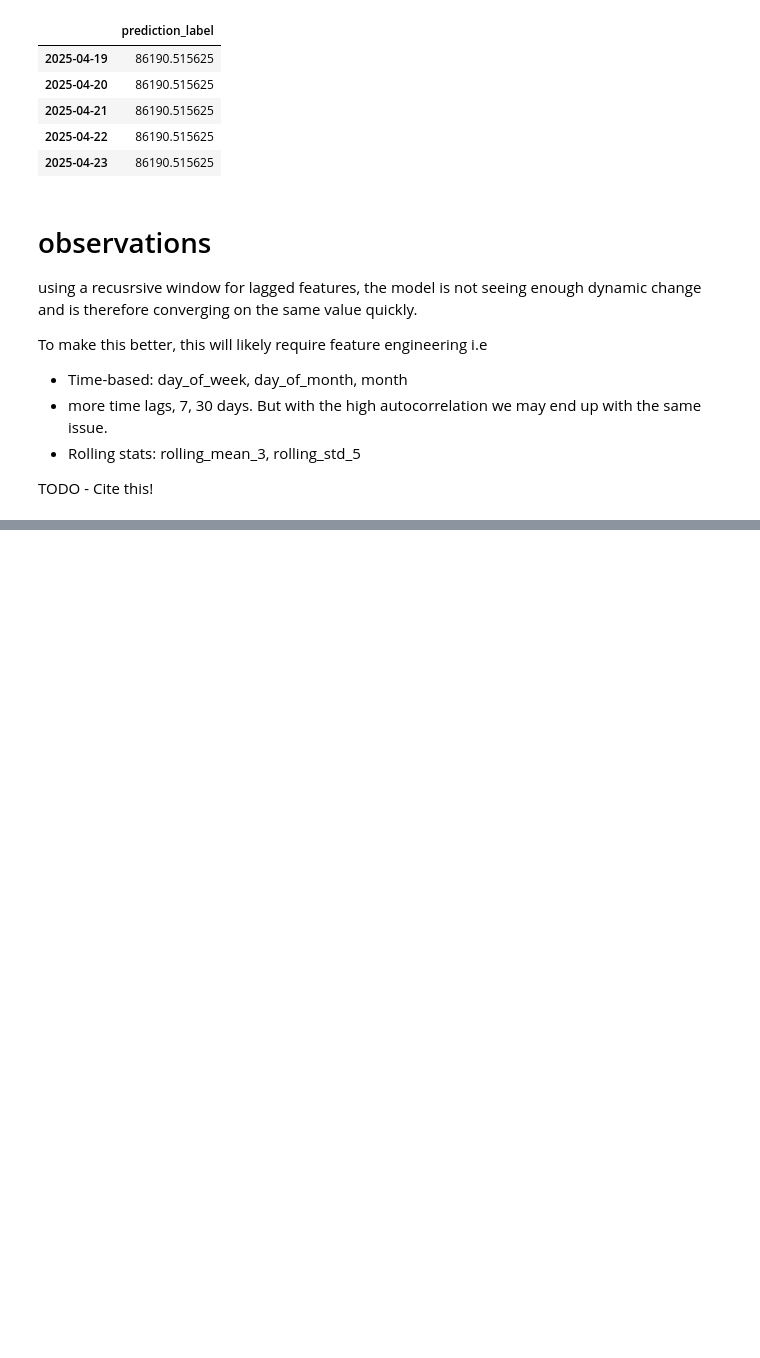
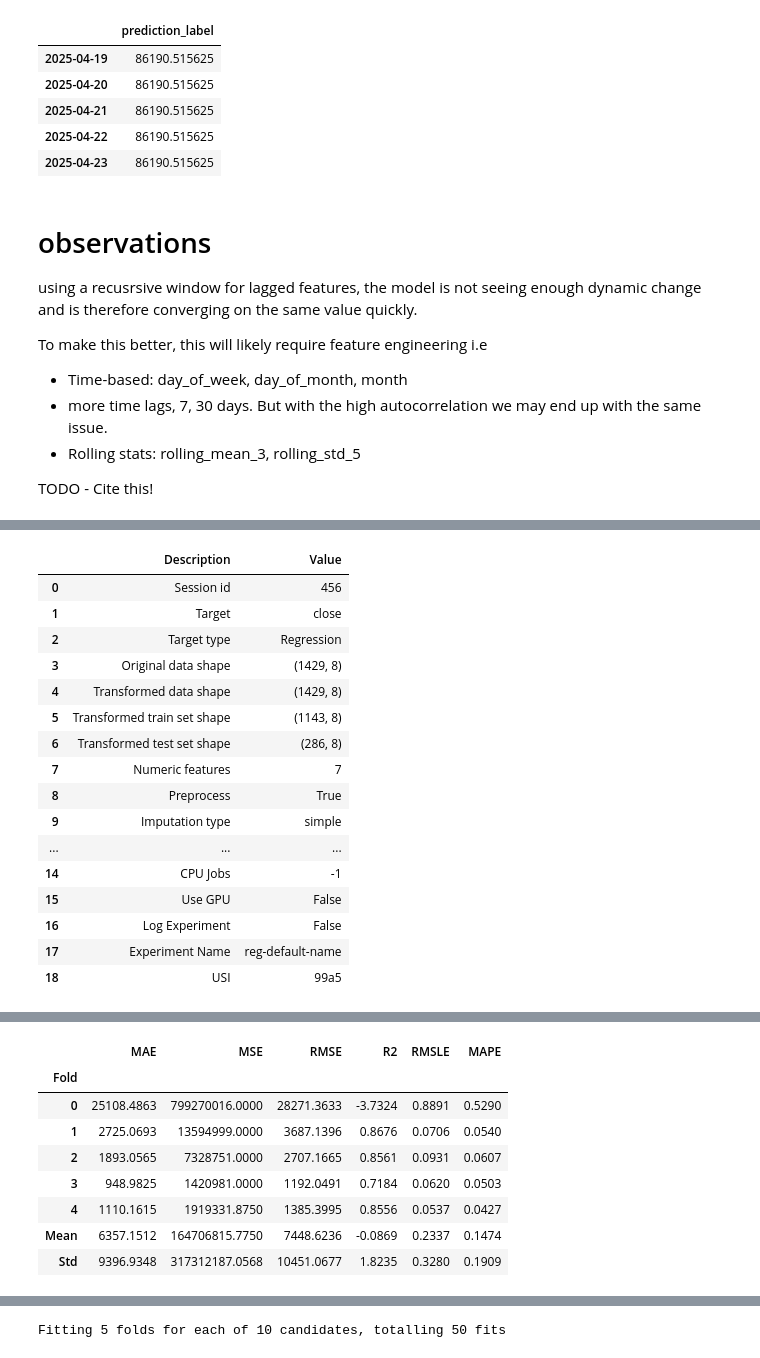
Before and after one commit to RalleyD/COM724_AE2, a Jupyter notebook: notebooks/xgboost-time-series.ipynb, the cells around one changed output, grey strips where cells are left out. Cells and saved outputs as stored; diff of their text form; code cells hidden in the pictures; blank space fills up the shorter version.

```diff
--- a/notebooks/xgboost-time-series.ipynb
+++ b/notebooks/xgboost-time-series.ipynb
@@ -303,0 +330,63 @@ TODO - Cite this!
+# %%
+# perfrom train test split
+
+# Step 2: Split data for training/testing
+# Use 80% for training, 20% for testing
+split_idx = int(len(X) * 0.8)
+X_train, X_test = X[:split_idx], X[split_idx:]
+y_train, y_test = y[:split_idx], y[split_idx:]
+# %%
+from xgboost import XGBRegressor
+from sklearn.multioutput import MultiOutputRegressor
+# train and tune xgboost with pycaret using single step prediciton
+
+# for this we need to ensure that the target data is only a one-step target.
+
+def train_ts_xgboost_multi_step(data: pd.DataFrame, x_train: np.array, y_train: np.array, holdout_years=1):
+    # for now, optimise the base model on the majority of the data
+    # if this doesn't work well, optimise on the recent data
+    end_date = data.index[-1] - pd.Timedelta(weeks=holdout_years*52)
+
+    # TODO is there a way to train over the entire dataset?
+    experiment = RegressionExperiment().setup(
+        data=data[:end_date],
+        target='close',
+        data_split_shuffle=False,
+        fold=5,
+        fold_strategy='timeseries',
+        session_id=456,
+        train_size=0.8
+    )
+
+    xgb = experiment.create_model("xgboost")
+
+    xgb_tuned = experiment.tune_model(xgb)
+    xgb_params = xgb_tuned.get_params()
+
+    base_model = XGBRegressor(**xgb_params)
+
+    multi_model = MultiOutputRegressor(base_model).fit(x_train, y_train)
+
+    return multi_model
+
+
+# test
+multi_step_xgb = train_ts_xgboost_multi_step(btc_5y_close_df_30_lag, x_train=X_train, y_train=y_train)
+# %% [output]
+|  | Description | Value |
+| 0 | Session id | 456 |
+| 1 | Target | close |
+| 2 | Target type | Regression |
+| 3 | Original data shape | (1429, 8) |
+| 4 | Transformed data shape | (1429, 8) |
+| 5 | Transformed train set shape | (1143, 8) |
+| 6 | Transformed test set shape | (286, 8) |
+| 7 | Numeric features | 7 |
+| 8 | Preprocess | True |
+| 9 | Imputation type | simple |
+| ... | ... | ... |
+| 14 | CPU Jobs | -1 |
+| 15 | Use GPU | False |
+| 16 | Log Experiment | False |
+| 17 | Experiment Name | reg-default-name |
+| 18 | USI | 99a5 |
@@ -303,0 +394,9 @@ TODO - Cite this!
+|  | MAE | MSE | RMSE | R2 | RMSLE | MAPE |
+| Fold |  |  |  |  |  |  |
+| 0 | 25108.4863 | 799270016.0000 | 28271.3633 | -3.7324 | 0.8891 | 0.5290 |
+| 1 | 2725.0693 | 13594999.0000 | 3687.1396 | 0.8676 | 0.0706 | 0.0540 |
+| 2 | 1893.0565 | 7328751.0000 | 2707.1665 | 0.8561 | 0.0931 | 0.0607 |
+| 3 | 948.9825 | 1420981.0000 | 1192.0491 | 0.7184 | 0.0620 | 0.0503 |
+| 4 | 1110.1615 | 1919331.8750 | 1385.3995 | 0.8556 | 0.0537 | 0.0427 |
+| Mean | 6357.1512 | 164706815.7750 | 7448.6236 | -0.0869 | 0.2337 | 0.1474 |
+| Std | 9396.9348 | 317312187.0568 | 10451.0677 | 1.8235 | 0.3280 | 0.1909 |
@@ -303,0 +415 @@ TODO - Cite this!
+Fitting 5 folds for each of 10 candidates, totalling 50 fits
```
Also changed, not shown: parts of 9 cells of this notebook.
